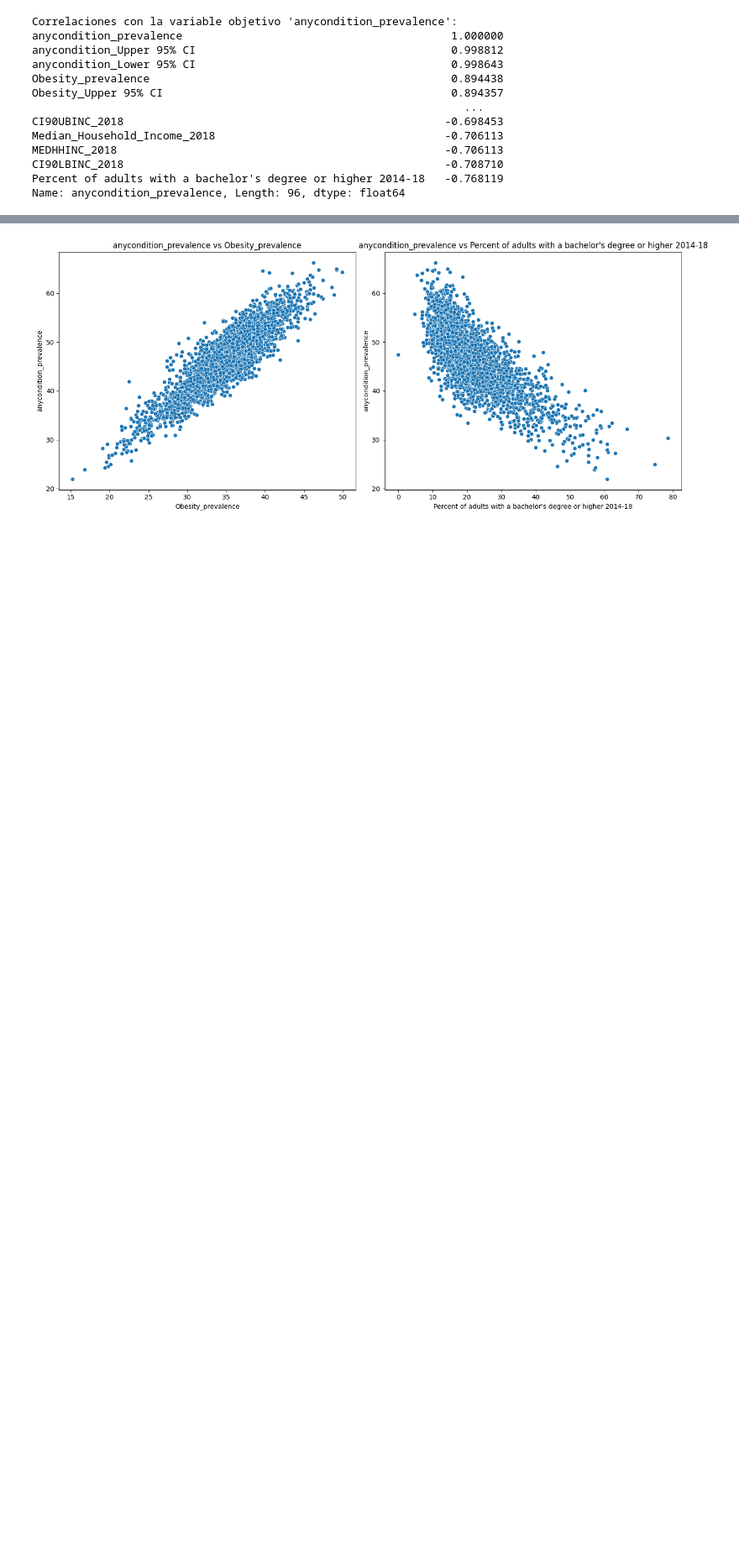
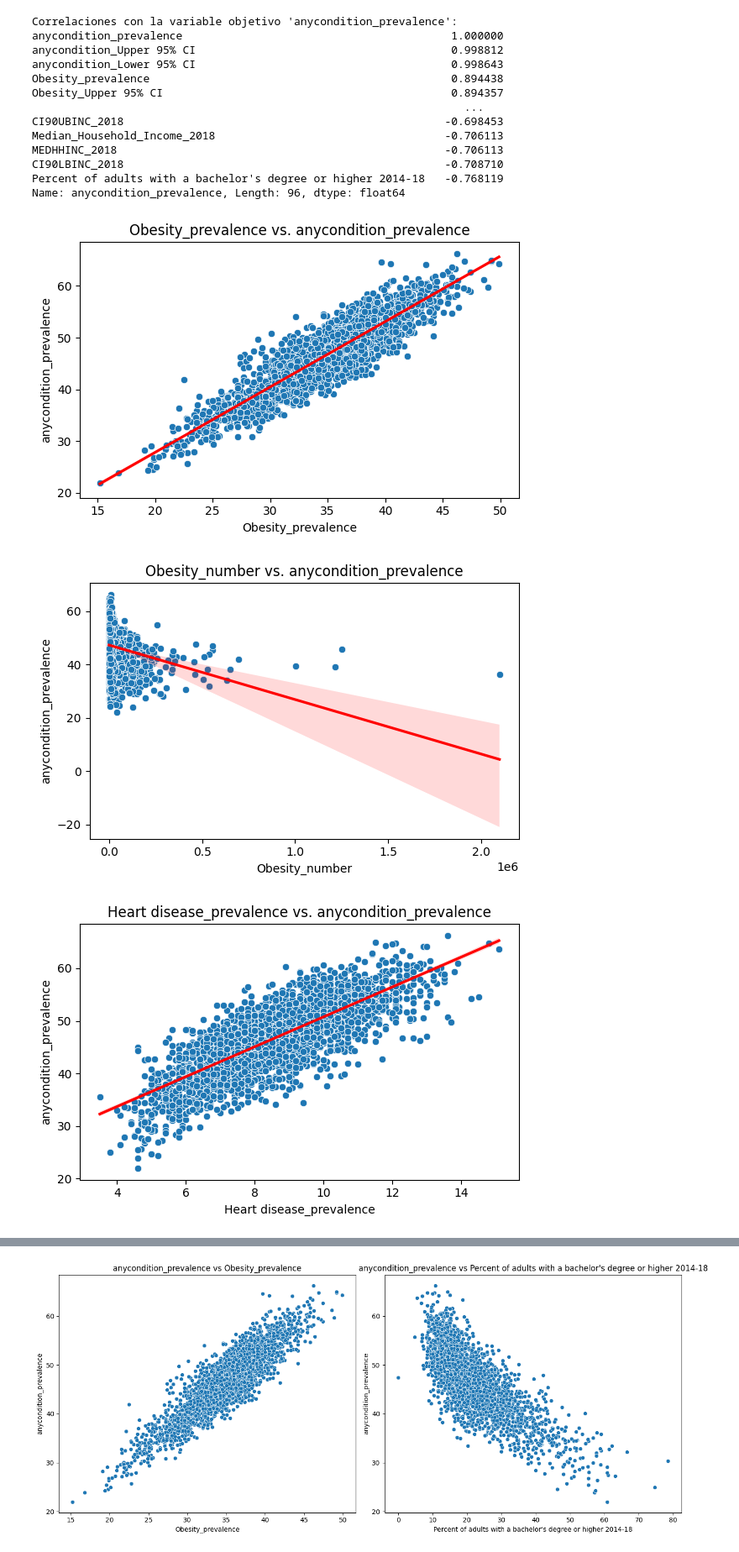
Before and after one commit to PabloRodMa/regresionlineal-demographicsUSA, a Jupyter notebook: src/explore.ipynb, the cells around one changed output, grey strips where cells are left out. Shown at 84% size. Drawn from its saved outputs; the diff is of its cells as text; code cells hidden in the pictures; blank space fills up the shorter version.

```diff
--- a/src/explore.ipynb
+++ b/src/explore.ipynb
@@ -324,3 +324,48 @@ MEDHHINC_2018                                                  -0.706113
 CI90LBINC_2018                                                 -0.708710
 Percent of adults with a bachelor's degree or higher 2014-18   -0.768119
 Name: anycondition_prevalence, Length: 96, dtype: float64
+# %%
+import matplotlib.pyplot as plt
+import seaborn as sns
+
+# Variables con mayor correlación positiva
+top_pos_vars = [
+    'Obesity_prevalence',
+    'Obesity_number',
+    'Heart disease_prevalence',
+    'diabetes_prevalence'
+]
+
+# Variables con mayor correlación negativa
+top_neg_vars = [
+    'Percent of adults with a bachelor\'s degree or higher 2014-18',
+    'MEDHHINC_2018',  # Median household income
+    'CI90LBINC_2018',  # Lower bound income estimate
+    'CI90UBINC_2018',  # Upper bound income estimate
+]
+
+# --- Graficar variables con correlación positiva ---
+for var in top_pos_vars:
+    plt.figure(figsize=(6, 4))
+    sns.scatterplot(data=df, x=var, y='anycondition_prevalence')
+    sns.regplot(data=df, x=var, y='anycondition_prevalence', scatter=False, color='red')
+    plt.title(f'{var} vs. anycondition_prevalence')
+    plt.xlabel(var)
+    plt.ylabel('anycondition_prevalence')
+    plt.tight_layout()
+    plt.show()
+
+# --- Graficar variables con correlación negativa ---
+for var in top_neg_vars:
+    plt.figure(figsize=(6, 4))
+    sns.scatterplot(data=df, x=var, y='anycondition_prevalence')
+    sns.regplot(data=df, x=var, y='anycondition_prevalence', scatter=False, color='red')
+    plt.title(f'{var} vs. anycondition_prevalence')
+    plt.xlabel(var)
+    plt.ylabel('anycondition_prevalence')
+    plt.tight_layout()
+    plt.show()
+# %% [output]
+[figure, added]
+[figure, added]
+[figure, added]
```
Also changed, not shown: parts of 1 cell of this notebook.
